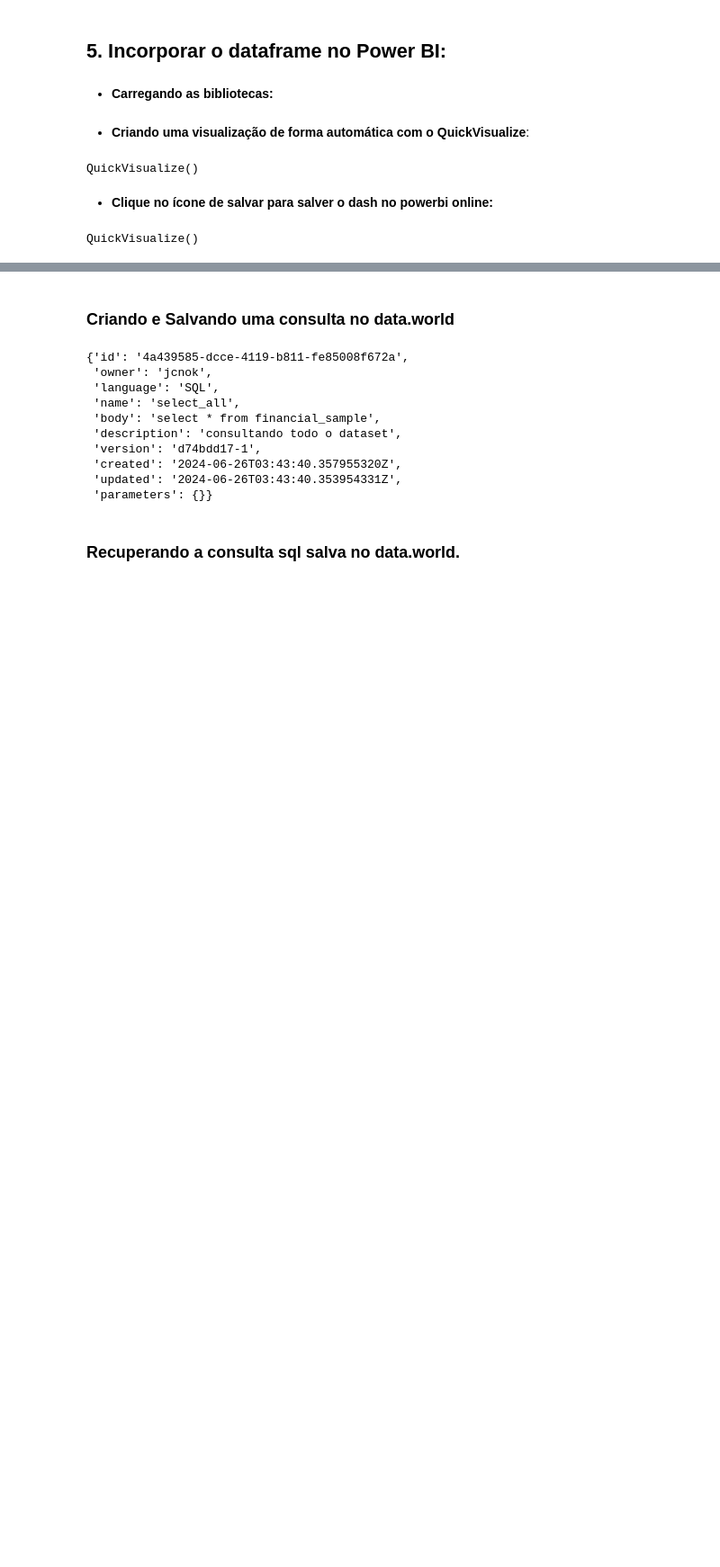
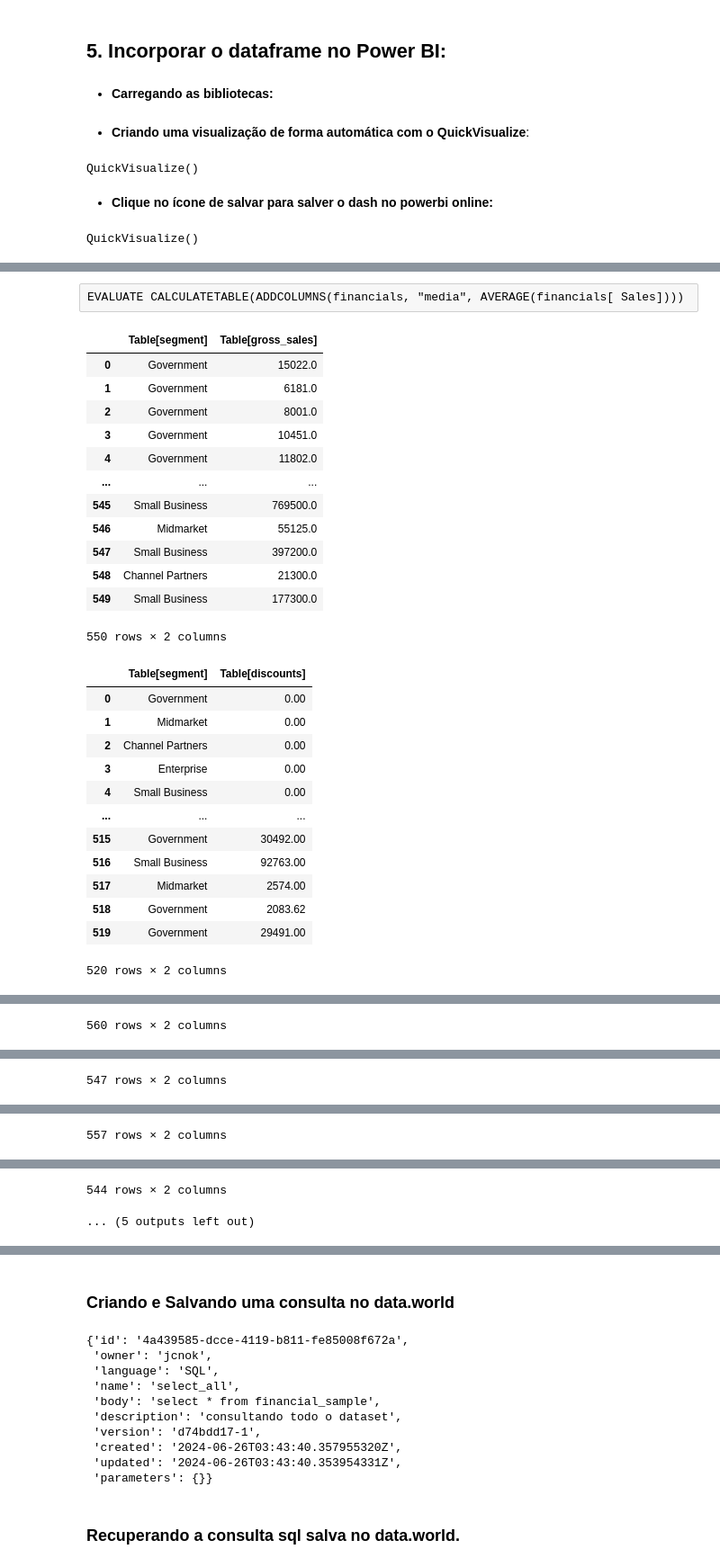
Before and after one commit to Jcnok/Integracao-Jupyter-com-Power-BI, a Jupyter notebook: notebook/integracao_jupyter_powerbi.ipynb, the cells around one changed output, grey strips where cells are left out. Shown at 90% size. Saved outputs shown, nothing was run; the diff lists cells and outputs as text; code cells hidden in the pictures; blank space fills up the shorter version.

```diff
--- a/notebook/integracao_jupyter_powerbi.ipynb
+++ b/notebook/integracao_jupyter_powerbi.ipynb
@@ -405,0 +434,18 @@ JSONDecodeError: Expecting value: line 1 column 1 (char 0)
+# %%
+dax_query = {
+    "queries": [
+        {
+            "query": "EVALUATE CALCULATE(AVERAGE('Table'[Discounts]))"
+        }
+    ],
+    "serializerSettings": {
+        "includeNulls": True
+    }
+}
+# %%
+response = requests.post(url, headers=headers, json=dax_query)
+response_data = response.json()
+#results = response_data['results'][0]['tables'][0]['rows']
+response_data
+#df = pd.DataFrame(results)
+#display(df)
@@ -405,0 +461,56 @@ JSONDecodeError: Expecting value: line 1 column 1 (char 0)
+# %% [raw]
+EVALUATE CALCULATETABLE(ADDCOLUMNS(financials, "media", AVERAGE(financials[ Sales])))
+# %%
+# Lista de consultas DAX
+dax_queries = [
+    {"query": "EVALUATE CALCULATETABLE(SUMMARIZE('Table', 'Table'[Segment], 'Table'[Gross_Sales]), ALLEXCEPT('Table', 'Table'[Segment]))"},
+    {"query": "EVALUATE CALCULATETABLE(SUMMARIZE('Table', 'Table'[Segment], 'Table'[Discounts]), ALLEXCEPT('Table', 'Table'[Segment]))"},
+    {"query": "EVALUATE CALCULATETABLE(SUMMARIZE('Table', 'Table'[Segment], 'Table'[Sales]), ALLEXCEPT('Table', 'Table'[Segment]))"},
+    {"query": "EVALUATE CALCULATETABLE(SUMMARIZE('Table', 'Table'[Segment], 'Table'[COGS]), ALLEXCEPT('Table', 'Table'[Segment]))"},
+    {"query": "EVALUATE CALCULATETABLE(SUMMARIZE('Table', 'Table'[Segment], 'Table'[Profit]), ALLEXCEPT('Table', 'Table'[Segment]))"},
+    {"query": "EVALUATE CALCULATETABLE(SUMMARIZE('Table', 'Table'[Segment], 'Table'[Units_Sold]), ALLEXCEPT('Table', 'Table'[Segment]))"},
+    {"query": "EVALUATE ROW(\"Average Sale Price\", CALCULATE(AVERAGE('Table'[Sale_Price])))"},
+    {"query": "EVALUATE ROW(\"Average Profit per Unit Sold\", CALCULATE(AVERAGE('Table'[Profit]) / AVERAGE('Table'[Units_Sold])))"},
+    {"query": "EVALUATE ROW(\"Average Discounts\", CALCULATE(AVERAGE('Table'[Discounts])))"},
+    {"query": "EVALUATE SUMMARIZECOLUMNS('Table'[Segment], 'Table'[Sales])"}
+]
+
+# Função para executar consultas DAX e retornar DataFrame
+def execute_dax_query(dax_query, headers, url):
+    response = requests.post(url, headers=headers, json={"queries": [dax_query], "serializerSettings": {"includeNulls": True}})
+    response_data = response.json()
+    results = response_data['results'][0]['tables'][0]['rows']
+    df = pd.DataFrame(results)
+    return df
+
+# Executar consultas e exibir resultados
+for dax_query in dax_queries:
+    df = execute_dax_query(dax_query, headers, url)
+    display(df)
+# %% [output]
+|  | Table[segment] | Table[gross_sales] |
+| 0 | Government | 15022.0 |
+| 1 | Government | 6181.0 |
+| 2 | Government | 8001.0 |
+| 3 | Government | 10451.0 |
+| 4 | Government | 11802.0 |
+| ... | ... | ... |
+| 545 | Small Business | 769500.0 |
+| 546 | Midmarket | 55125.0 |
+| 547 | Small Business | 397200.0 |
+| 548 | Channel Partners | 21300.0 |
+| 549 | Small Business | 177300.0 |
+550 rows × 2 columns
+|  | Table[segment] | Table[discounts] |
+| 0 | Government | 0.00 |
+| 1 | Midmarket | 0.00 |
+| 2 | Channel Partners | 0.00 |
+| 3 | Enterprise | 0.00 |
+| 4 | Small Business | 0.00 |
+| ... | ... | ... |
+| 515 | Government | 30492.00 |
+| 516 | Small Business | 92763.00 |
+| 517 | Midmarket | 2574.00 |
+| 518 | Government | 2083.62 |
+| 519 | Government | 29491.00 |
+520 rows × 2 columns
@@ -405,0 +529 @@ JSONDecodeError: Expecting value: line 1 column 1 (char 0)
+560 rows × 2 columns
@@ -405,0 +542 @@ JSONDecodeError: Expecting value: line 1 column 1 (char 0)
+547 rows × 2 columns
@@ -405,0 +555 @@ JSONDecodeError: Expecting value: line 1 column 1 (char 0)
+557 rows × 2 columns
@@ -405,0 +568,2 @@ JSONDecodeError: Expecting value: line 1 column 1 (char 0)
+544 rows × 2 columns
+... (5 outputs left out)
```
Also changed, not shown: parts of 49 cells of this notebook.
